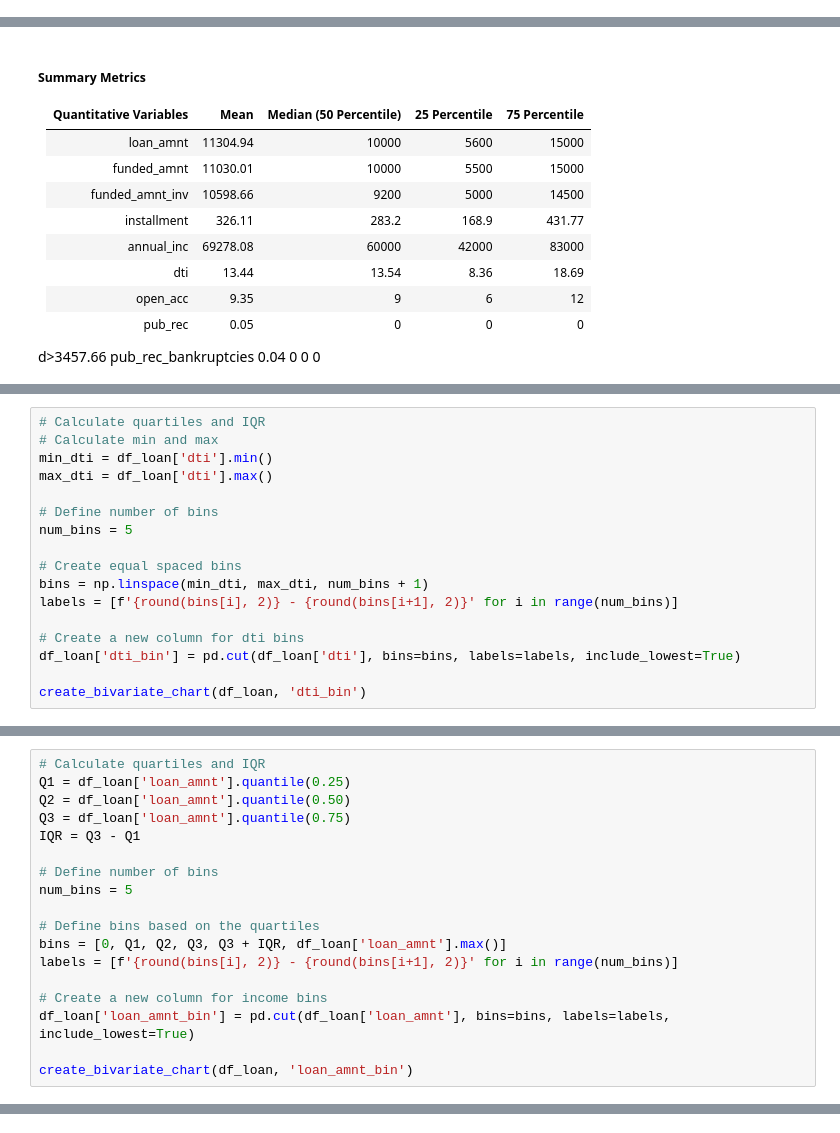
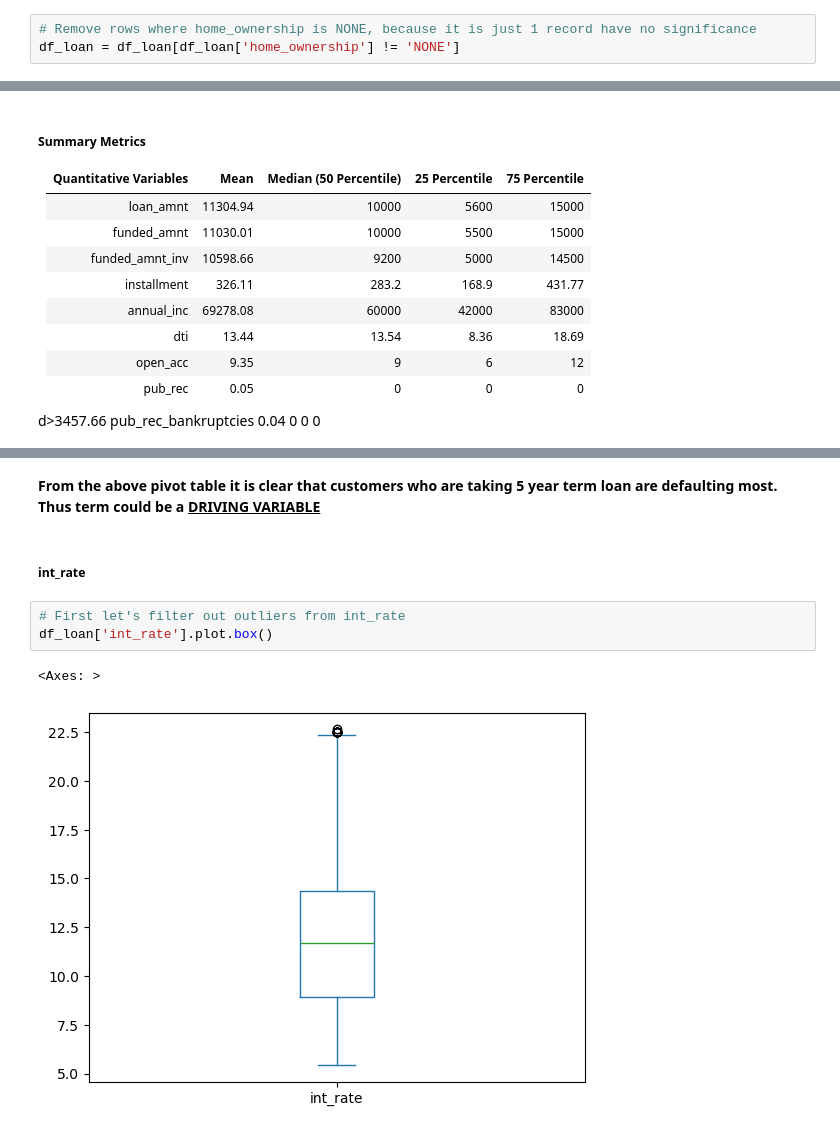
Before and after one commit to tejasvadhyani/LendingClubCaseStudy, a Jupyter notebook: Tejasva_Dhyani.ipynb, the cells around one changed output, grey strips where cells are left out. Drawn from its saved outputs; the diff is of its cells as text.

```diff
--- a/Tejasva_Dhyani.ipynb
+++ b/Tejasva_Dhyani.ipynb
@@ -431,6 +431,9 @@ Data columns (total 28 columns):
  27  tax_liens                   37488 non-null  float64
 dtypes: datetime64[ns](2), float64(9), int64(8), object(9)
 memory usage: 8.3+ MB
+# %%
+# Remove rows where home_ownership is NONE, because it is just 1 record have no significance
+df_loan = df_loan[df_loan['home_ownership'] != 'NONE']
 # %%
 # Standardization is not needed with given data.
 # %% [markdown]
@@ -1864,17 +839,0 @@ create_bivariate_chart(df_loan, 'income_bin', 0)
-# %%
-# Calculate quartiles and IQR
-# Calculate min and max
-min_dti = df_loan['dti'].min()
-max_dti = df_loan['dti'].max()
-
-# Define number of bins
-num_bins = 5
-
-# Create equal spaced bins
-bins = np.linspace(min_dti, max_dti, num_bins + 1)
-labels = [f'{round(bins[i], 2)} - {round(bins[i+1], 2)}' for i in range(num_bins)]
-
-# Create a new column for dti bins
-df_loan['dti_bin'] = pd.cut(df_loan['dti'], bins=bins, labels=labels, include_lowest=True)
-
-create_bivariate_chart(df_loan, 'dti_bin')
@@ -1883,18 +839,0 @@ create_bivariate_chart(df_loan, 'dti_bin')
-# %%
-# Calculate quartiles and IQR
-Q1 = df_loan['loan_amnt'].quantile(0.25)
-Q2 = df_loan['loan_amnt'].quantile(0.50)
-Q3 = df_loan['loan_amnt'].quantile(0.75)
-IQR = Q3 - Q1
-
-# Define number of bins
-num_bins = 5
-
-# Define bins based on the quartiles
-bins = [0, Q1, Q2, Q3, Q3 + IQR, df_loan['loan_amnt'].max()]
-labels = [f'{round(bins[i], 2)} - {round(bins[i+1], 2)}' for i in range(num_bins)]
-
-# Create a new column for income bins
-df_loan['loan_amnt_bin'] = pd.cut(df_loan['loan_amnt'], bins=bins, labels=labels, include_lowest=True)
-
-create_bivariate_chart(df_loan, 'loan_amnt_bin')
@@ -1903,0 +853,10 @@ create_bivariate_chart(df_loan, 'loan_amnt_bin')
+# %% [markdown]
+<b>From the above pivot table it is clear that customers who are taking 5 year term loan are defaulting most. Thus term could be a <u>DRIVING VARIABLE</u><b>
+# %% [markdown]
+##### int_rate
+# %%
+# First let's filter out outliers from int_rate
+df_loan['int_rate'].plot.box()
+# %% [output]
+<Axes: >
+[figure, added]
```
Also changed, not shown: parts of 139 cells of this notebook.
